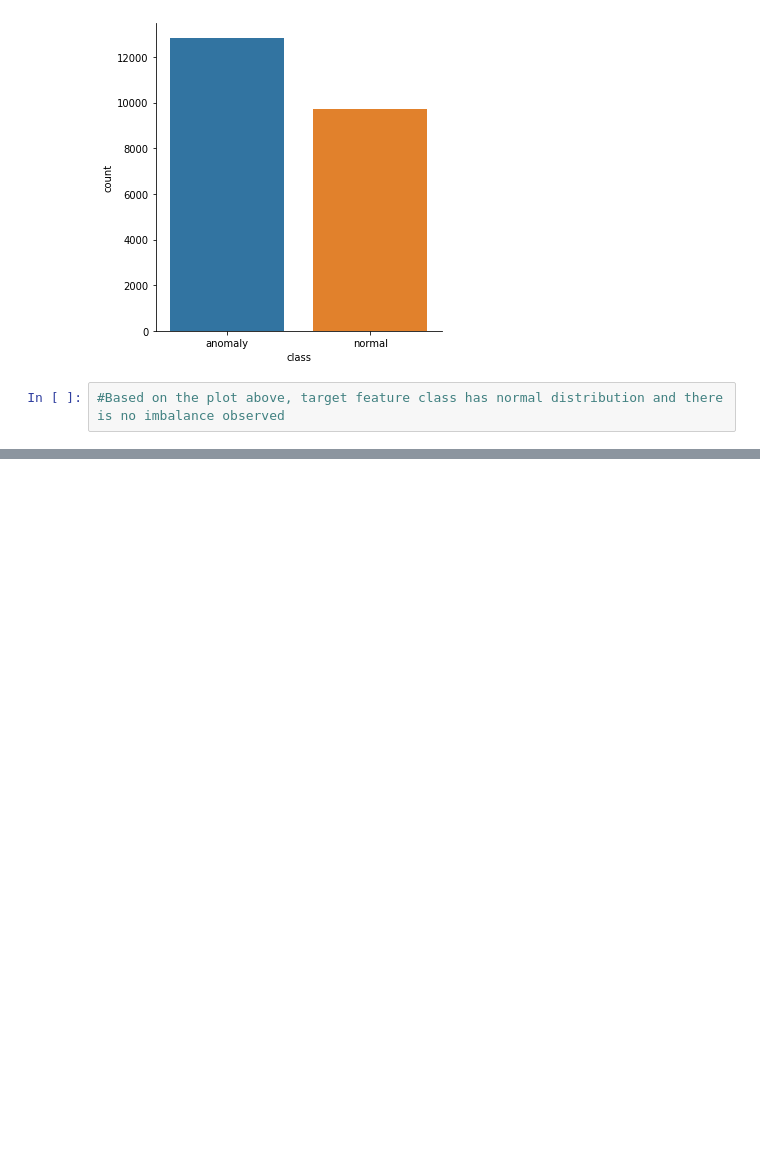
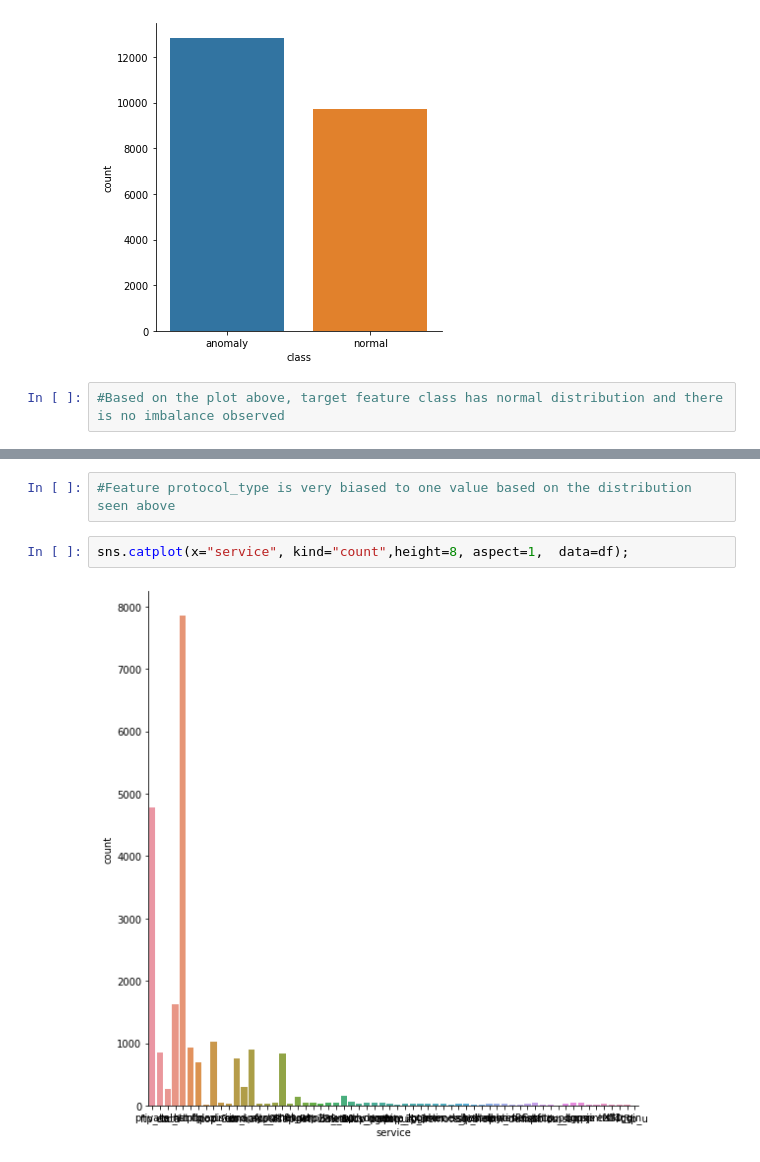
Before and after one commit to rakeshvitta/rakeshvitta, a Jupyter notebook: Assignment_Group250.ipynb, the cells around one changed output, grey strips where cells are left out. Saved outputs shown, nothing was run; the diff lists cells and outputs as text; blank space fills up the shorter version.

```diff
--- a/Assignment_Group250.ipynb
+++ b/Assignment_Group250.ipynb
@@ -121,0 +130,6 @@ sns.catplot(x="class", kind="count",  data=df)
+# %%
+#Feature protocol_type is very biased to one value based on the distribution seen above
+# %%
+sns.catplot(x="service", kind="count",height=8, aspect=1,  data=df);
+# %% [output]
+[figure, added]
```
Also changed, not shown: parts of 7 cells of this notebook.
